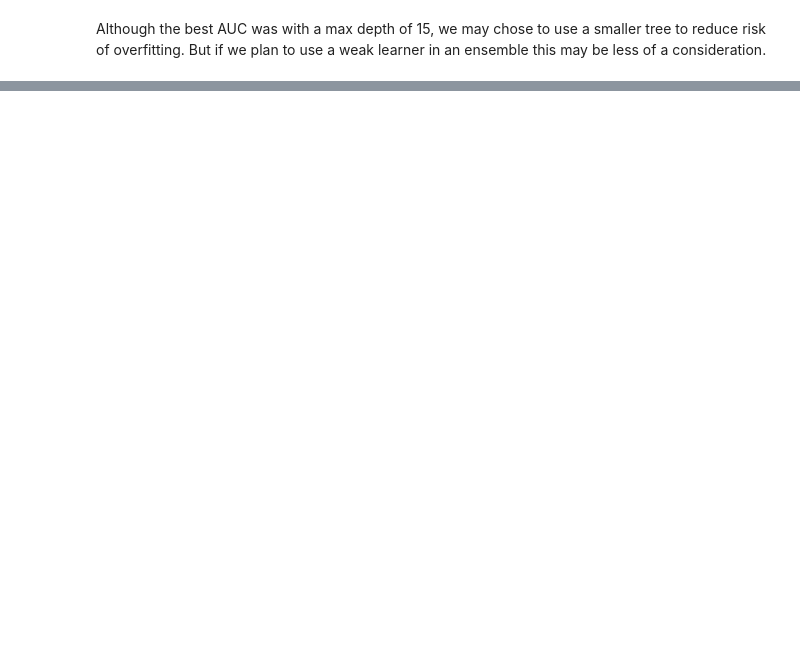
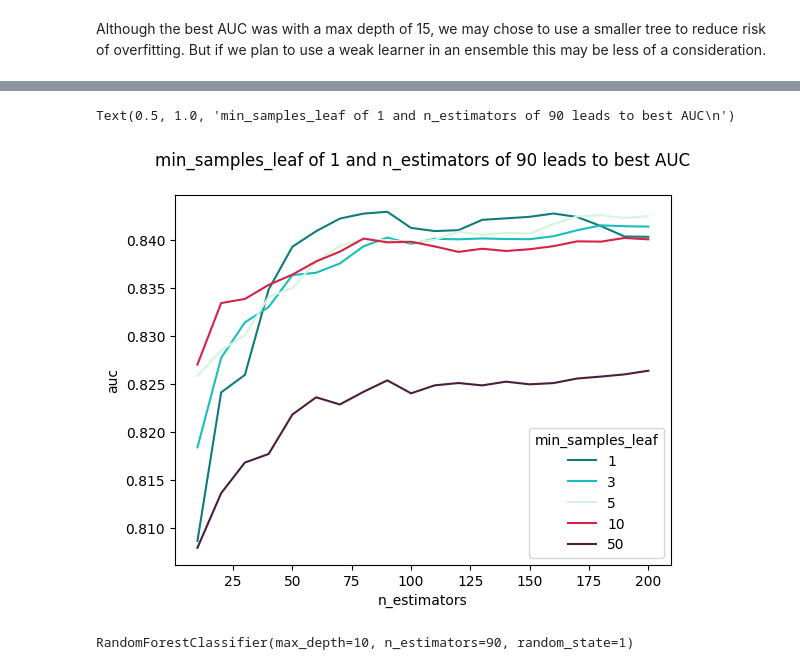
Before and after one commit to ShaniceWilliams/ml-zoomcamp, a Jupyter notebook: 06_Trees/6_credit_risk.ipynb, the cells around one changed output, grey strips where cells are left out. Saved outputs shown, nothing was run; the diff lists cells and outputs as text; code cells hidden in the pictures; blank space fills up the shorter version.

```diff
--- a/06_Trees/6_credit_risk.ipynb
+++ b/06_Trees/6_credit_risk.ipynb
@@ -683,0 +779,16 @@ Although the best AUC was with a max depth of 15, we may chose to use a smaller
+# %%
+scores = []
+for s in [1, 3, 5, 10, 50]:
+    for n in range(10, 201, 10):
+        rf = RandomForestClassifier(
+            n_estimators=n,
+            max_depth=10,
+            min_samples_leaf=s,
+            random_state=1)
+        rf.fit(X_train, y_train)
+        y_pred = rf.predict_proba(X_val)[:, 1]
+        auc = roc_auc_score(y_val, y_pred)
+        scores.append((n, s, auc))
+# %%
+df_scores = pd.DataFrame(scores, columns=['n_estimators', 'min_samples_leaf', 'auc'])
+df_scores.sort_values(by='auc', ascending=False).head()
@@ -683,0 +818,16 @@ Although the best AUC was with a max depth of 15, we may chose to use a smaller
+# %%
+cmap = ['#0E7C7BFF', '#17BEBBFF', '#D4F4DDFF', '#D62246FF', '#4B1D3FFF']
+sns.lineplot(data=df_scores, x='n_estimators', y='auc', hue='min_samples_leaf', palette=cmap)
+plt.title("min_samples_leaf of 1 and n_estimators of 90 leads to best AUC\n")
+# %% [output]
+Text(0.5, 1.0, 'min_samples_leaf of 1 and n_estimators of 90 leads to best AUC\n')
+[figure, added]
+# %%
+rf = RandomForestClassifier(
+            n_estimators=90,
+            max_depth=10,
+            min_samples_leaf=1,
+            random_state=1)
+rf.fit(X_train, y_train)
+# %% [output]
+RandomForestClassifier(max_depth=10, n_estimators=90, random_state=1)
```
Also changed, not shown: parts of 46 cells of this notebook, 2 other files.
